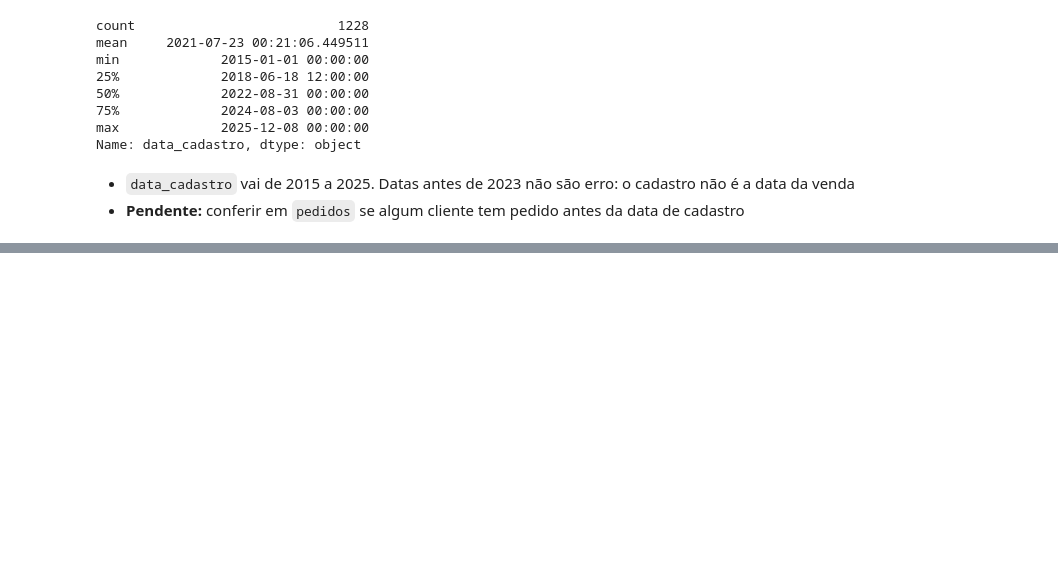
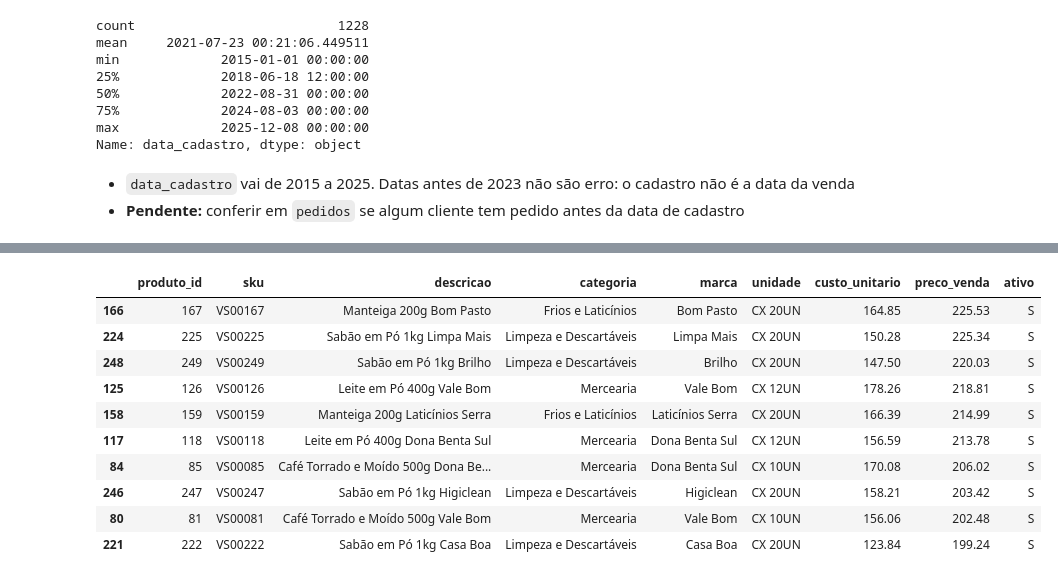
Before and after one commit to fernandesnic/distribuidora-vale-sul, a Jupyter notebook: notebooks/01_exploracao.ipynb, the cells around one changed output, grey strips where cells are left out. Drawn from its saved outputs; the diff is of its cells as text; code cells hidden in the pictures; blank space fills up the shorter version.

Commit message:
Exploração de clientes, vendedores, produtos e pedidos.

```diff
--- a/notebooks/01_exploracao.ipynb
+++ b/notebooks/01_exploracao.ipynb
@@ -151,0 +210,14 @@ Name: data_cadastro, dtype: object
+# %%
+produtos.sort_values("preco_venda", ascending=False).head(10)
+# %% [output]
+|  | produto_id | sku | descricao | categoria | marca | unidade | custo_unitario | preco_venda | ativo |
+| 166 | 167 | VS00167 | Manteiga 200g Bom Pasto | Frios e Laticínios | Bom Pasto | CX 20UN | 164.85 | 225.53 | S |
+| 224 | 225 | VS00225 | Sabão em Pó 1kg Limpa Mais | Limpeza e Descartáveis | Limpa Mais | CX 20UN | 150.28 | 225.34 | S |
+| 248 | 249 | VS00249 | Sabão em Pó 1kg Brilho | Limpeza e Descartáveis | Brilho | CX 20UN | 147.50 | 220.03 | S |
+| 125 | 126 | VS00126 | Leite em Pó 400g Vale Bom | Mercearia | Vale Bom | CX 12UN | 178.26 | 218.81 | S |
+| 158 | 159 | VS00159 | Manteiga 200g Laticínios Serra | Frios e Laticínios | Laticínios Serra | CX 20UN | 166.39 | 214.99 | S |
+| 117 | 118 | VS00118 | Leite em Pó 400g Dona Benta Sul | Mercearia | Dona Benta Sul | CX 12UN | 156.59 | 213.78 | S |
+| 84 | 85 | VS00085 | Café Torrado e Moído 500g Dona Be... | Mercearia | Dona Benta Sul | CX 10UN | 170.08 | 206.02 | S |
+| 246 | 247 | VS00247 | Sabão em Pó 1kg Higiclean | Limpeza e Descartáveis | Higiclean | CX 20UN | 158.21 | 203.42 | S |
+| 80 | 81 | VS00081 | Café Torrado e Moído 500g Vale Bom | Mercearia | Vale Bom | CX 10UN | 156.06 | 202.48 | S |
+| 221 | 222 | VS00222 | Sabão em Pó 1kg Casa Boa | Limpeza e Descartáveis | Casa Boa | CX 20UN | 123.84 | 199.24 | S |
```
Also changed, not shown: parts of 40 cells of this notebook.
